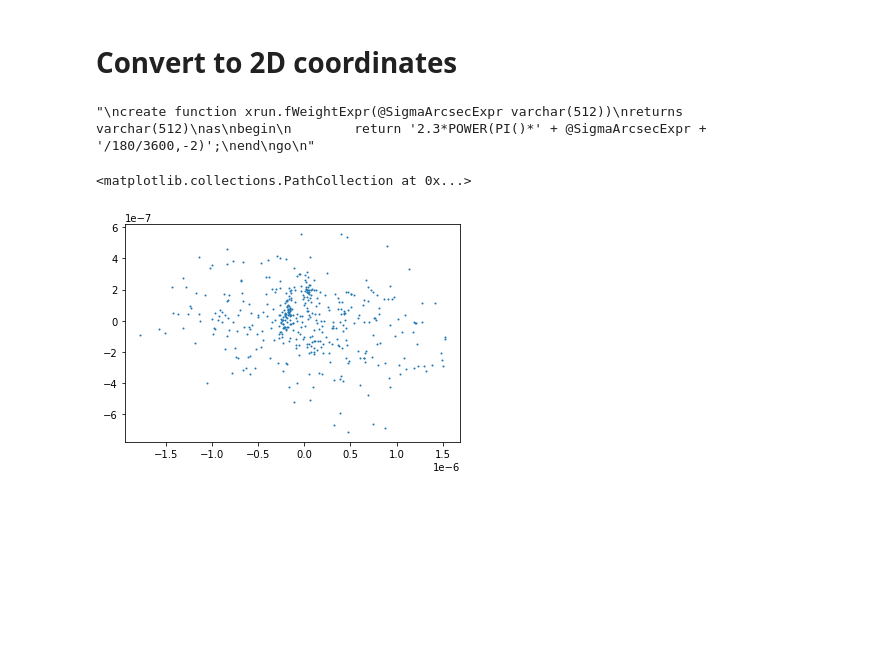
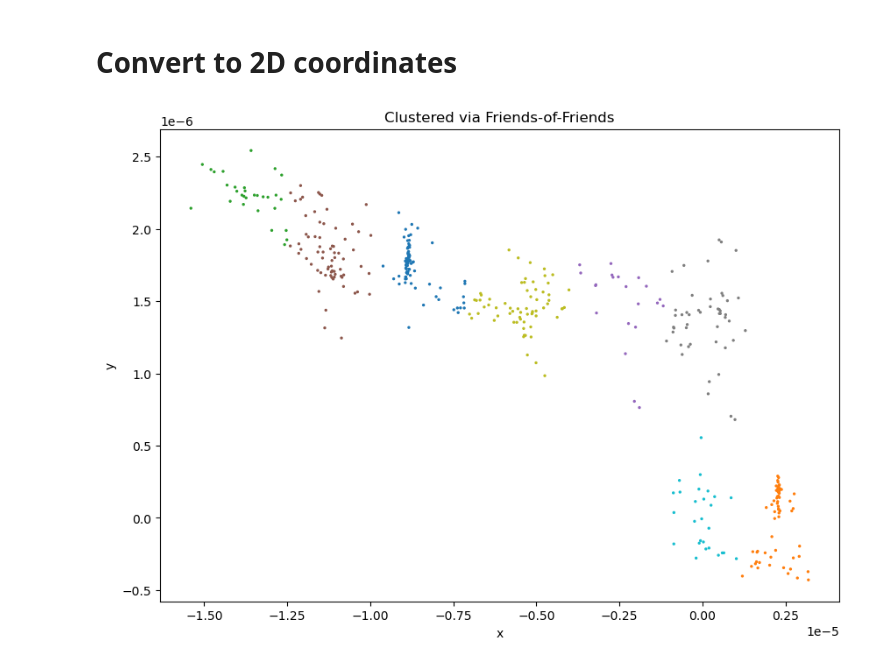
Before and after one commit to jacobf18/astronomical-matching, a Jupyter notebook: hubble.ipynb, the cells around one changed output. Cells and saved outputs as stored; diff of their text form; code cells hidden in the pictures; blank space fills up the shorter version.

Commit message:
plotted hubble data better

```diff
--- a/hubble.ipynb
+++ b/hubble.ipynb
@@ -17,6 +17,12 @@ data_df.head()
 | 2 | 4000710334517 | 0 | 269.749758 | -29.186608 | 44893 | 4001212780710 | -0.003812 | -0.873028 | -0.487656 | 0.03850 |
 | 3 | 4000710334517 | 0 | 269.749758 | -29.186608 | 44909 | 4001120525362 | -0.003813 | -0.873028 | -0.487656 | 0.03395 |
 | 4 | 4000710334517 | 0 | 269.749758 | -29.186608 | 44923 | 4001152086466 | -0.003813 | -0.873028 | -0.487656 | 0.01605 |
+# %%
+# Calculate center of all objects in Ra and Dec
+centers_ra_decs = {(row.RA, row.Dec) for row in data_df.itertuples()}
+
+center_ra = sum(c[0] for c in centers_ra_decs) / len(centers_ra_decs)
+center_dec = sum(c[1] for c in centers_ra_decs) / len(centers_ra_decs)
 # %% [markdown]
 # Convert to 2D coordinates
 # %%
@@ -72,19 +78,25 @@ begin
 end
 go
 """
+
+center_west, center_north = tangent(center_ra, center_dec)
-# %% [output]
-"\ncreate function xrun.fWeightExpr(@SigmaArcsecExpr varchar(512))\nreturns varchar(512)\nas\nbegin\n        return '2.3*POWER(PI()*' + @SigmaArcsecExpr + '/180/3600,-2)';\nend\ngo\n"
 # %%
+# Convert to west/north coordinates
+
 for row in data_df.itertuples():
-    west, north = tangent(row.RA, row.Dec)
+    center_west, center_north = tangent(row.RA, row.Dec)
     xyz = np.array([row.X, row.Y, row.Z])
     data_df.loc[row.Index, 'coord1'] = np.dot(west, xyz) # coord1 is x
     data_df.loc[row.Index, 'coord2'] = np.dot(north, xyz) # coord2 is y
-# %%
-x = data_df['coord1']
-y = data_df['coord2']
-
-plt.scatter(x, y, s=1)
-# %% [output]
-<matplotlib.collections.PathCollection at 0x...>
-[figure, removed]
+# %%
+x = data_df['coord1']
+y = data_df['coord2']
+
+plt.figure(figsize=(10,7))
+plt.scatter(x, y, s=2.0, c = data_df.SubID, cmap='tab10')
+plt.title("Clustered via Friends-of-Friends")
+plt.xlabel('x')
+plt.ylabel('y')
+plt.show()
+# %% [output]
+[figure, added]
```
Also changed, not shown: 1 other file.
